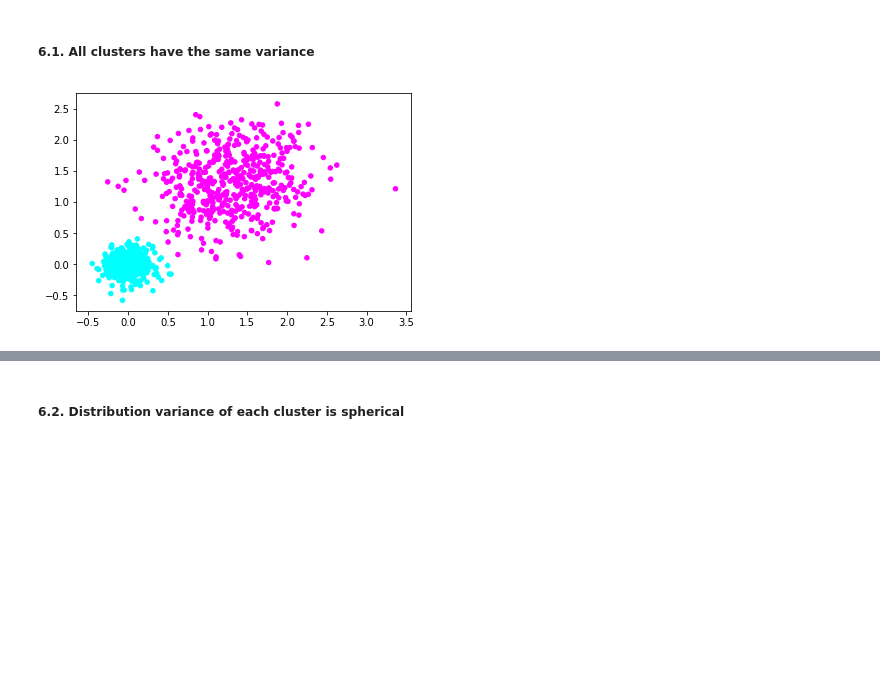
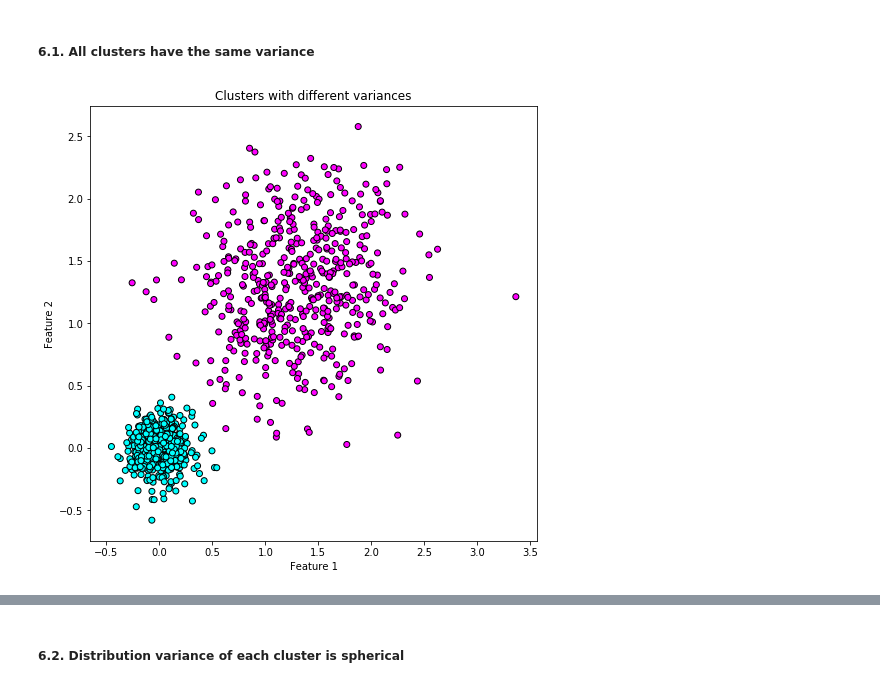
Before and after one commit to tzadro/aldm-lab, a Jupyter notebook: K-Means.ipynb, the cells around one changed output, grey strips where cells are left out. Saved outputs shown, nothing was run; the diff lists cells and outputs as text; code cells hidden in the pictures; blank space fills up the shorter version.

Commit message:
Making plots prettier

```diff
--- a/K-Means.ipynb
+++ b/K-Means.ipynb
@@ -175,10 +176,14 @@ Just like most Machine learning models, K-Means won't fit all use-cases. K-Means
 # %%
 X1, y1 = make_blobs(n_samples=1000, n_features=2, centers=[[0, 0], [1.3, 1.3]], cluster_std=[0.15, 0.5], random_state=96)
 
-plt.scatter(X1[:,0], X1[:,1], c=y1, cmap=plt.get_cmap("cool"), s=20)
+plt.figure(figsize=(8, 8))
+plt.scatter(X1[:,0], X1[:,1], c=y1, cmap=plt.get_cmap("cool"), edgecolor='k')
+plt.title('Clusters with different variances')
+plt.xlabel('Feature 1')
+plt.ylabel('Feature 2')
 plt.show()
 # %% [output]
-[figure, old version]
+[figure, new version]
 # %%
 model = KMeans(n_clusters=2)
 model.fit(X1)
```
Also changed, not shown: parts of 7 cells of this notebook.
